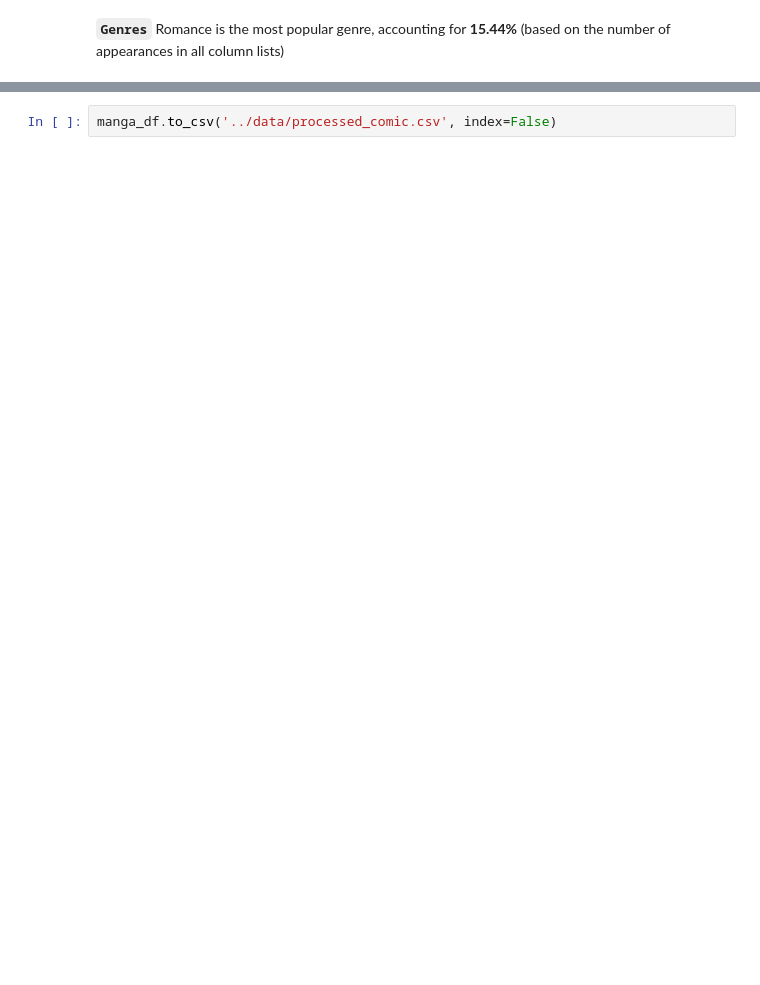
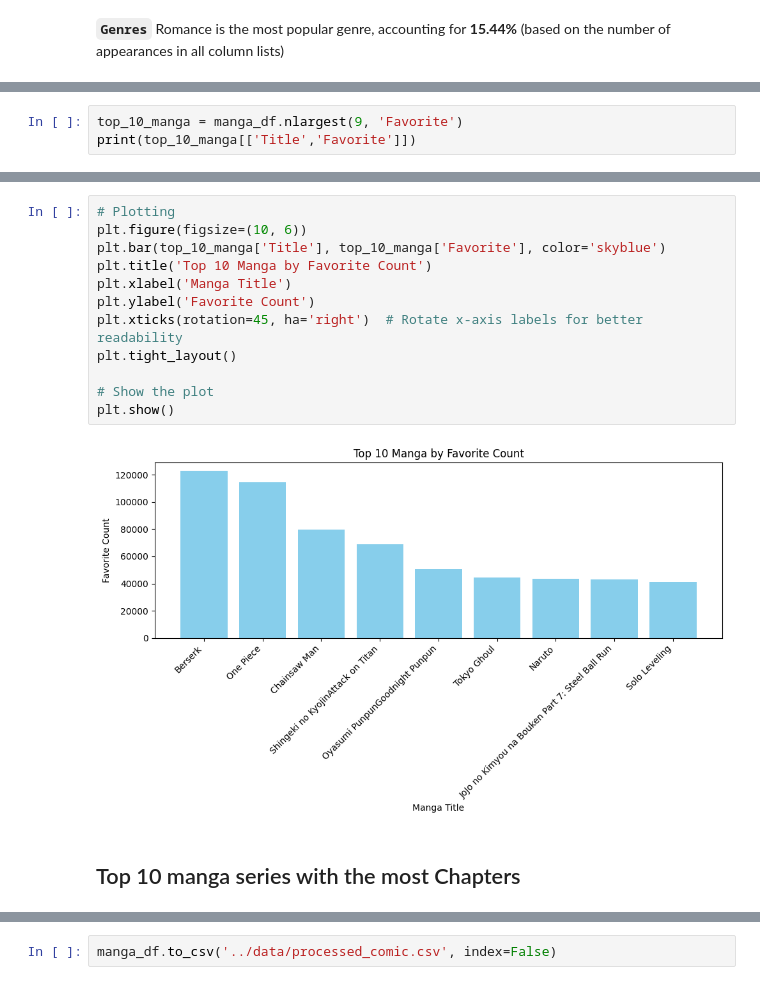
Before and after one commit to duongtruongbinh/IntroDS_FinalProject, a Jupyter notebook: src/Data_Exploration_and_PreProcessing.ipynb, the cells around one changed output, grey strips where cells are left out. Saved outputs shown, nothing was run; the diff lists cells and outputs as text; blank space fills up the shorter version.

```diff
--- a/src/Data_Exploration_and_PreProcessing.ipynb
+++ b/src/Data_Exploration_and_PreProcessing.ipynb
@@ -719,0 +783,3 @@ manga_df['Author'] = manga_df['Author'].apply(extract_author_names)
+# %%
+top_10_manga = manga_df.nlargest(9, 'Favorite')
+print(top_10_manga[['Title','Favorite']])
@@ -719,0 +797,16 @@ manga_df['Author'] = manga_df['Author'].apply(extract_author_names)
+# %%
+# Plotting
+plt.figure(figsize=(10, 6))
+plt.bar(top_10_manga['Title'], top_10_manga['Favorite'], color='skyblue')
+plt.title('Top 10 Manga by Favorite Count')
+plt.xlabel('Manga Title')
+plt.ylabel('Favorite Count')
+plt.xticks(rotation=45, ha='right')  # Rotate x-axis labels for better readability
+plt.tight_layout()
+
+# Show the plot
+plt.show()
+# %% [output]
+[figure, added]
+# %% [markdown]
+## Top 10 manga series with the most Chapters
```
Also changed, not shown: parts of 34 cells of this notebook, 1 other file.
